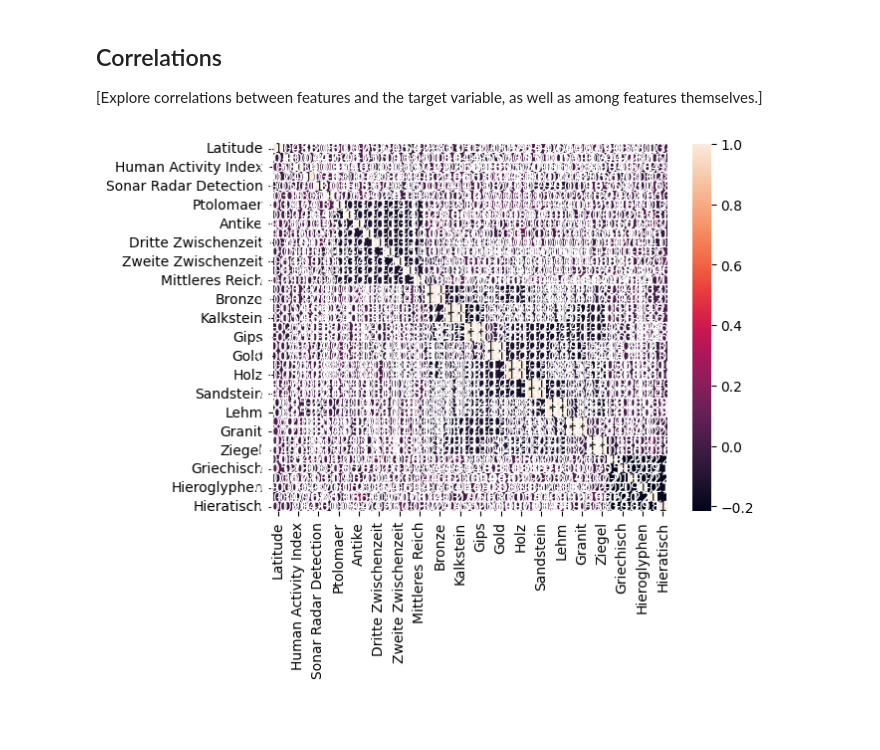
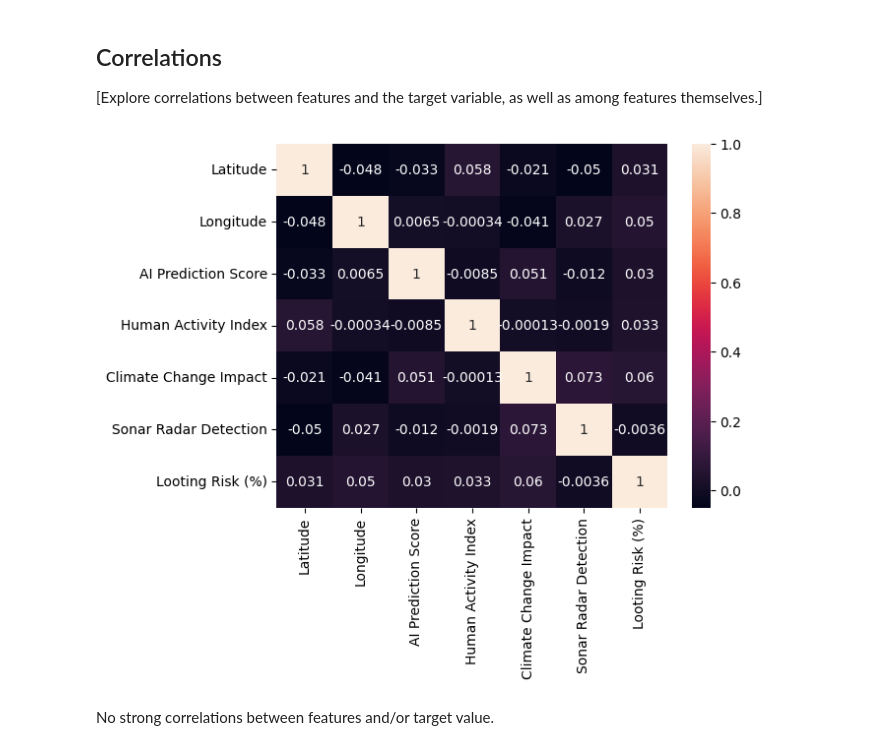
Before and after one commit to Wiebke-Engler/Machine_learning_tensorflow, a Jupyter notebook: 1_DatasetCharacteristics/exploratory_data_analysis.ipynb, the cells around one changed output. Saved outputs shown, nothing was run; the diff lists cells and outputs as text; code cells hidden in the pictures; blank space fills up the shorter version.

```diff
--- a/1_DatasetCharacteristics/exploratory_data_analysis.ipynb
+++ b/1_DatasetCharacteristics/exploratory_data_analysis.ipynb
@@ -216,9 +221,13 @@ sns.countplot(x='Human Activity Index', data=df, hue='Looting Risk (%)')
 [Explore correlations between features and the target variable, as well as among features themselves.]
 # %%
 # Example: Plotting a heatmap to show feature correlations
-df_num=df.drop(['Site ID','Time Period','Material_Composition', 'Script Detected',  'AI Prediction Score'], axis=1)
+df_num=df.drop(['Site ID','Time Period','Material_Composition', 'Script Detected','Ptolomaer',
+        'Erste Zwischenzeit' ,'Antike', 'Spätzeit', 'Dritte Zwischenzeit', 'Neues Reich','Zweite Zwischenzeit','Römisch','Mittleres Reich',
+        'Bronze','Demotisch','Griechisch','Koptisch','Hieroglyphen','Keilschrift','Hieratisch','Kalkstein','Gips','Gold','Holz','Sandstein','Lehm','Granit','Ziegel', 'Script Detected','Caliza', 'Bronce', 'Yeso', 'Oro', 'Madera', 'Arenisca', 'Adobe', 'Granito', 'Ladrillo'], axis=1)
 correlation_matrix = df_num.corr()
 sns.heatmap(correlation_matrix, annot=True)
 plt.show()
 # %% [output]
-[figure, old version]
+[figure, new version]
+# %% [markdown]
+No strong correlations between features and/or target value.
```
Also changed, not shown: parts of 6 cells of this notebook, 10 other files.
